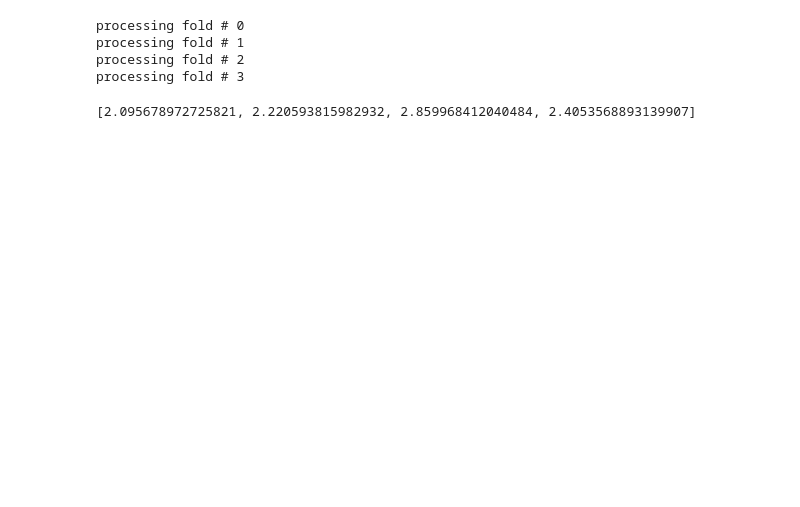
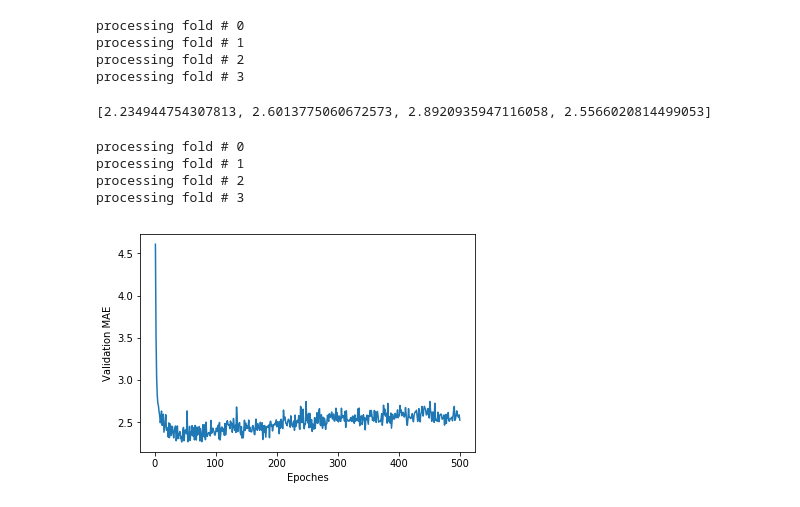
Before and after one commit to amanoese/study_keras_for_colaboratory, a Jupyter notebook: housing_prices.ipynb, the cells around one changed output. Drawn from its saved outputs; the diff is of its cells as text; code cells hidden in the pictures; blank space fills up the shorter version.

```diff
--- a/housing_prices.ipynb
+++ b/housing_prices.ipynb
@@ -28,7 +28,7 @@ def build_model():
 
 k = 4
 num_val_samples = len(train_data) // k
-num_epochs = 100
+num_epochs = 20
 all_scores = []
 for i in range(k):
   print('processing fold #',i)
@@ -50,4 +50,66 @@ processing fold # 0
 processing fold # 1
 processing fold # 2
 processing fold # 3
-[2.095678972725821, 2.220593815982932, 2.859968412040484, 2.4053568893139907]
+[2.234944754307813, 2.6013775060672573, 2.8920935947116058, 2.5566020814499053]
+# %%
+from keras.datasets import boston_housing
+from keras.utils.np_utils import to_categorical
+from keras import models
+from keras import layers
+import numpy as np
+import matplotlib.pyplot as plt
+
+
+(train_data,train_targets), (test_data, test_targets) = boston_housing.load_data()
+
+mean = train_data.mean(axis=0)
+train_data -= mean
+std = train_data.std(axis=0)
+train_data /= std
+
+test_data = (test_data - mean) / std
+
+def build_model():
+  model = models.Sequential()
+  model.add(layers.Dense(64,activation='relu',input_shape=(train_data.shape[1],)))
+  model.add(layers.Dense(64,activation='relu'))
+  model.add(layers.Dense(1))
+  model.compile(optimizer='rmsprop',loss='mse',metrics=['mae'])
+  return model
+
+k = 4
+num_val_samples = len(train_data) // k
+num_epochs = 500
+all_mae_histories = []
+for i in range(k):
+  print('processing fold #',i)
+  val_data = train_data[i * num_val_samples:(i + 1) * num_val_samples]
+  val_targets = train_targets[i * num_val_samples:(i + 1) * num_val_samples]
+
+  partial_train_data = np.concatenate([train_data[:i * num_val_samples],train_data[(i + 1) * num_val_samples:]],axis=0)
+  partial_train_targets = np.concatenate([train_targets[:i * num_val_samples],train_targets[(i + 1) * num_val_samples:]],axis=0)
+
+  model = build_model()
+
+  history = model.fit(
+      partial_train_data,partial_train_targets,
+      validation_data=(val_data,val_targets),
+      epochs=num_epochs,batch_size=1,verbose=0)
+
+  mae_history = history.history['val_mean_absolute_error']
+  all_mae_histories.append(mae_history)
+
+all_mae_histories
+average_mae_history = [np.mean([x[i] for x in all_mae_histories]) for i in range(num_epochs)]
+average_mae_history
+
+plt.plot(range(1,len(average_mae_history)+1), average_mae_history)
+plt.xlabel('Epoches')
+plt.ylabel('Validation MAE')
+plt.show()
+# %% [output]
+processing fold # 0
+processing fold # 1
+processing fold # 2
+processing fold # 3
+[figure, added]
```
Also changed, not shown: parts of 2 cells of this notebook.
